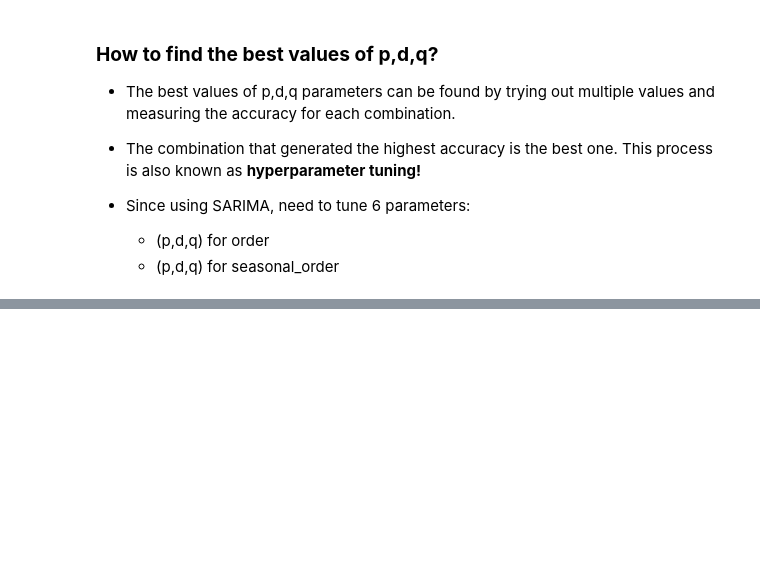
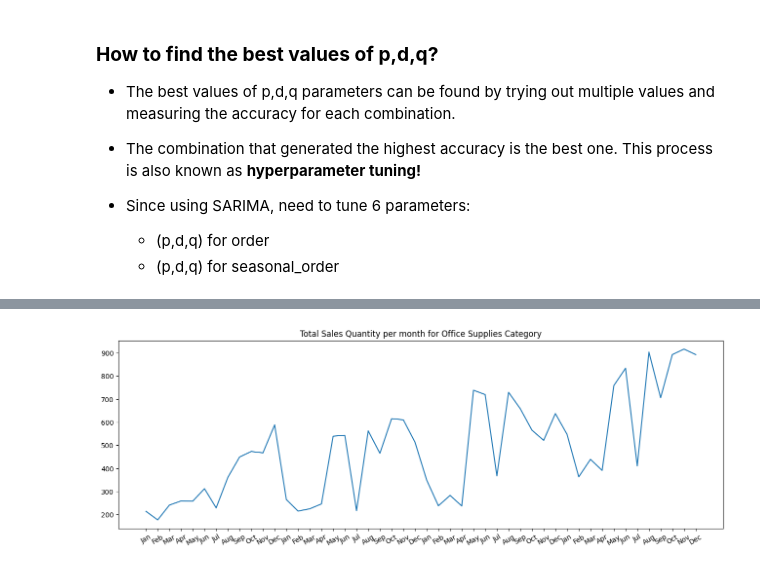
Before and after one commit to anish3565/Case_Studies, a Jupyter notebook: Time Series/SuperStore_Sales_Analysis.ipynb, the cells around one changed output, grey strips where cells are left out. Saved outputs shown, nothing was run; the diff lists cells and outputs as text; code cells hidden in the pictures; blank space fills up the shorter version.

```diff
--- a/Time Series/SuperStore_Sales_Analysis.ipynb
+++ b/Time Series/SuperStore_Sales_Analysis.ipynb
@@ -307,0 +489,3 @@ For equation of SARIMA(order=(2,1,3), seasonal_order=(2,0,3)) will look like,
+# %%
+# Filtering only Office Supplies data
+OfficeSupplySalesData=StoreSalesData[StoreSalesData['Category']=='Office Supplies']
@@ -307,0 +509,15 @@ For equation of SARIMA(order=(2,1,3), seasonal_order=(2,0,3)) will look like,
+# %%
+import matplotlib.pyplot as plt
+SalesQuantity=pd.crosstab(columns=OfficeSupplySalesData['Year'],
+            index=OfficeSupplySalesData['Month'],
+            values=OfficeSupplySalesData['Quantity'],
+            aggfunc='sum').melt()['value']
+
+MonthNames=['Jan','Feb','Mar','Apr','May', 'Jun', 'Jul', 'Aug', 'Sep','Oct','Nov','Dec']*4
+
+# Plotting the sales
+SalesQuantity.plot(kind='line', figsize=(16,5), title='Total Sales Quantity per month for Office Supplies Category')
+# Setting the x-axis labels
+plotLabels=plt.xticks(np.arange(0,48,1),MonthNames, rotation=30)
+# %% [output]
+[figure, added]
```
Also changed, not shown: parts of 26 cells of this notebook.
